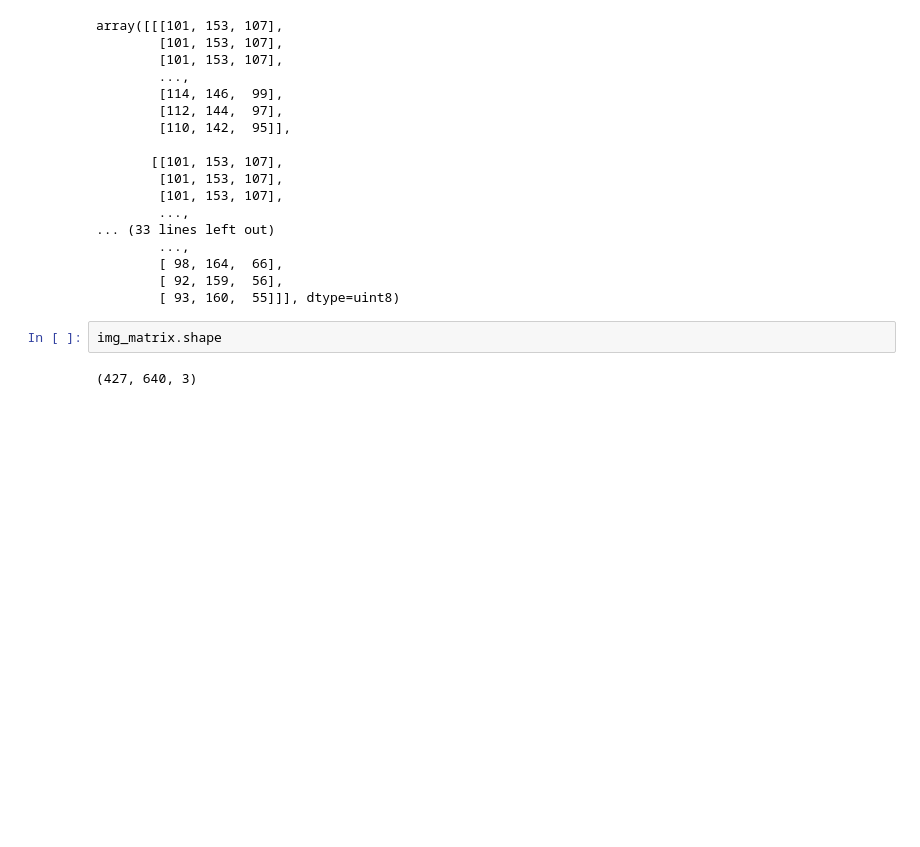
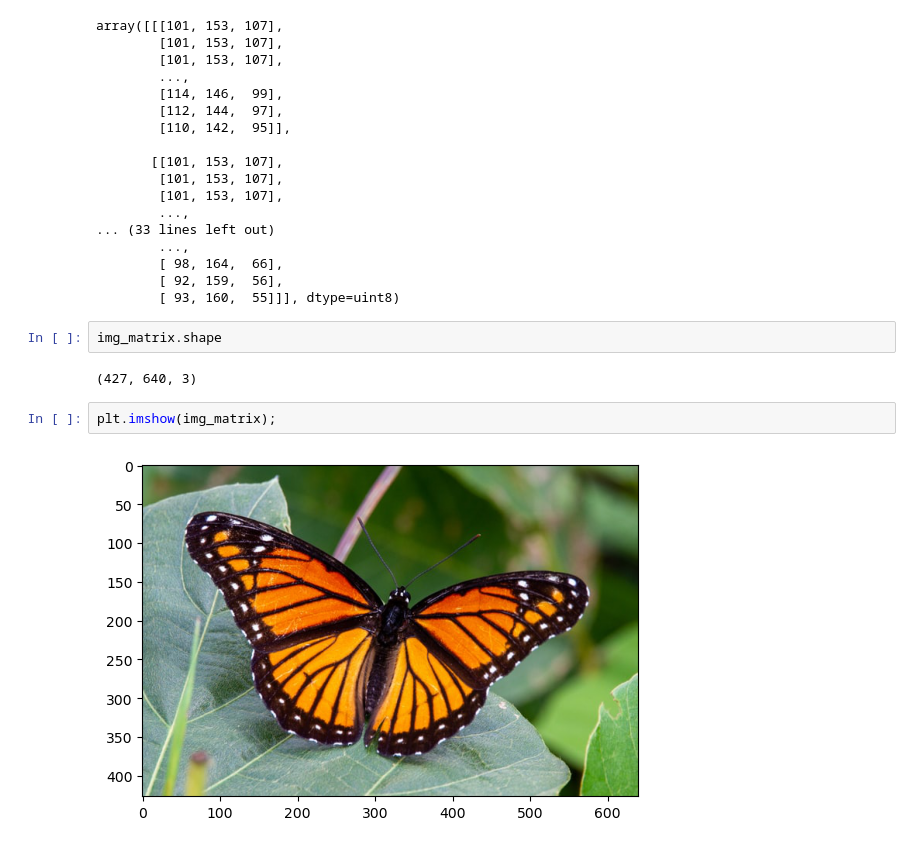
Before and after one commit to crissyro/Deep-learning-courses, a Jupyter notebook: notebooks/convolution_practice.ipynb, the cells around one changed output. Saved outputs shown, nothing was run; the diff lists cells and outputs as text; blank space fills up the shorter version.

Commit message:
images work

```diff
--- a/notebooks/convolution_practice.ipynb
+++ b/notebooks/convolution_practice.ipynb
@@ -57,3 +57,7 @@ array([[[101, 153, 107],
 img_matrix.shape
 # %% [output]
 (427, 640, 3)
+# %%
+plt.imshow(img_matrix);
+# %% [output]
+[figure, added]
```
Also changed, not shown: parts of 3 cells of this notebook.
